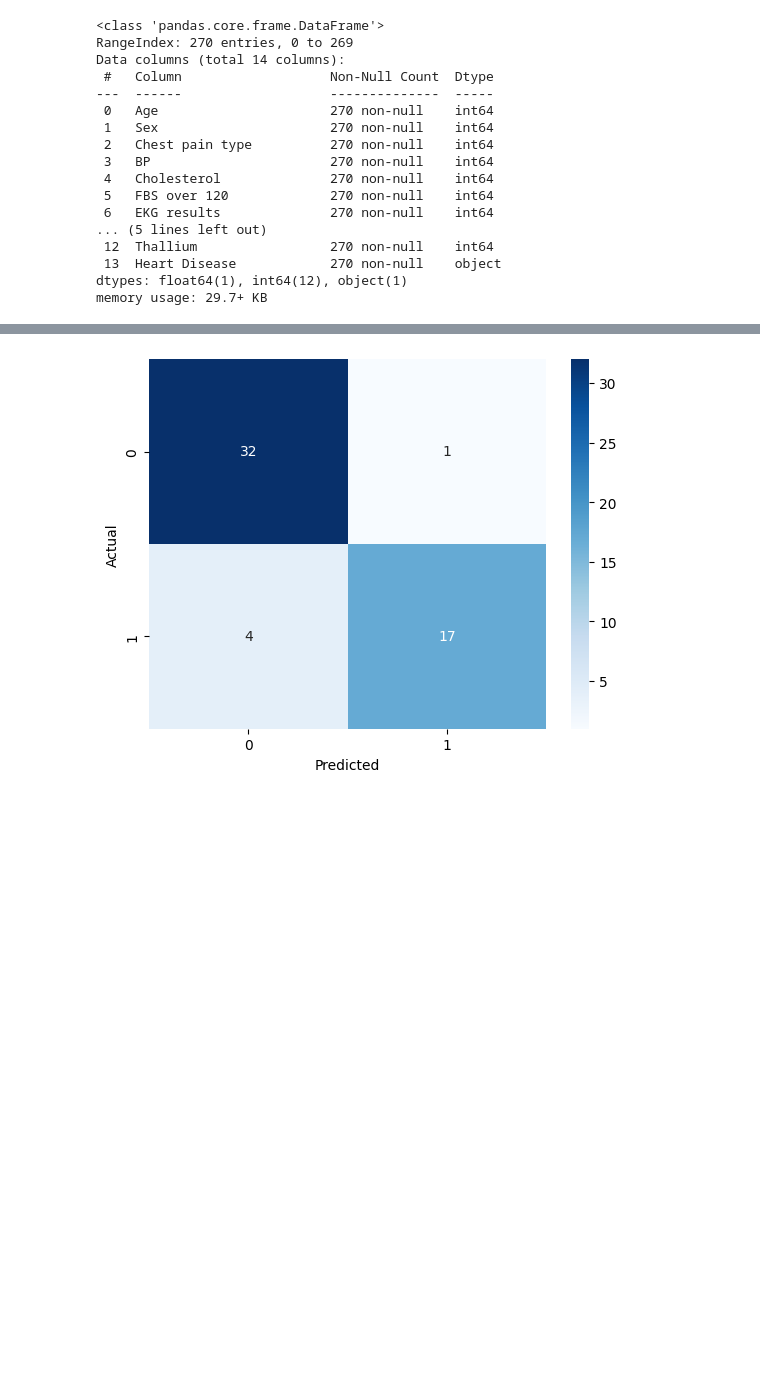
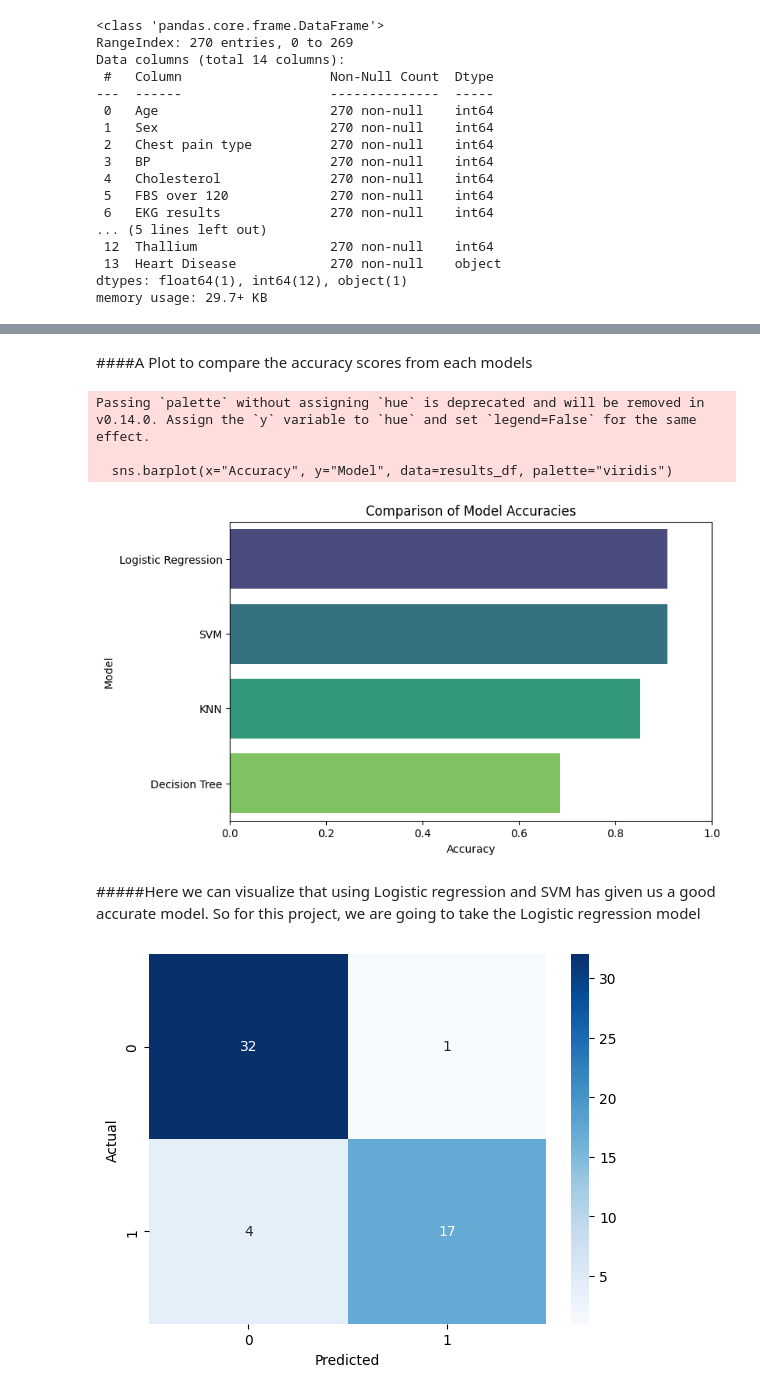
Before and after one commit to rijamatya/Heart-Disease-Prediction, a Jupyter notebook: notebook/Heart_Disease_Prediction_with_ML.ipynb, the cells around one changed output, grey strips where cells are left out. Cells and saved outputs as stored; diff of their text form; code cells hidden in the pictures; blank space fills up the shorter version.

```diff
--- a/notebook/Heart_Disease_Prediction_with_ML.ipynb
+++ b/notebook/Heart_Disease_Prediction_with_ML.ipynb
@@ -89,0 +141,8 @@ Accuracy Score:  0.9074074074074074
+# %%
+knn = KNeighborsClassifier(n_neighbors=5)
+knn.fit(X_train, y_train)
+
+y_pred_knn = knn.predict(X_test)
+
+print("KNN Accuracy:", accuracy_score(y_test, y_pred_knn))
+print(classification_report(y_test, y_pred_knn))
@@ -89,0 +161,8 @@ Accuracy Score:  0.9074074074074074
+# %%
+svm = SVC(kernel='rbf')
+svm.fit(X_train, y_train)
+
+y_pred_svm = svm.predict(X_test)
+
+print("SVM Accuracy:", accuracy_score(y_test, y_pred_svm))
+print(classification_report(y_test, y_pred_svm))
@@ -90 +179,39 @@ Accuracy Score:  0.9074074074074074
+# %% [markdown]
+####A Plot to compare the accuracy scores from each models
+# %%
+
+accuracy_scores = {
+    "Logistic Regression": accuracy_score(y_test, y_pred_lr),
+    "Decision Tree": accuracy_score(y_test, y_pred_dt),
+    "KNN": accuracy_score(y_test, y_pred_knn),
+    "SVM": accuracy_score(y_test, y_pred_svm)
+}
+# %%
+import pandas as pd
+
+results_df = pd.DataFrame({
+    "Model": list(accuracy_scores.keys()),
+    "Accuracy": list(accuracy_scores.values())
+})
+
+# Sort by accuracy (optional, for nicer plot)
+results_df = results_df.sort_values(by="Accuracy", ascending=False)
+# %%
+import seaborn as sns
+import matplotlib.pyplot as plt
+
+plt.figure(figsize=(8,5))
+sns.barplot(x="Accuracy", y="Model", data=results_df, palette="viridis")
+plt.title("Comparison of Model Accuracies")
+plt.xlim(0, 1)  # since accuracy ranges from 0 to 1
+plt.xlabel("Accuracy")
+plt.ylabel("Model")
+plt.show()
+# %% [output]
+Passing `palette` without assigning `hue` is deprecated and will be removed in v0.14.0. Assign the `y` variable to `hue` and set `legend=False` for the same effect.
+
+  sns.barplot(x="Accuracy", y="Model", data=results_df, palette="viridis")
+[figure, added]
+# %% [markdown]
+#####Here we can visualize that using Logistic regression and SVM has given us a good accurate model. So for this project, we are going to take the Logistic regression model
 # %%
```
Also changed, not shown: parts of 29 cells of this notebook.
